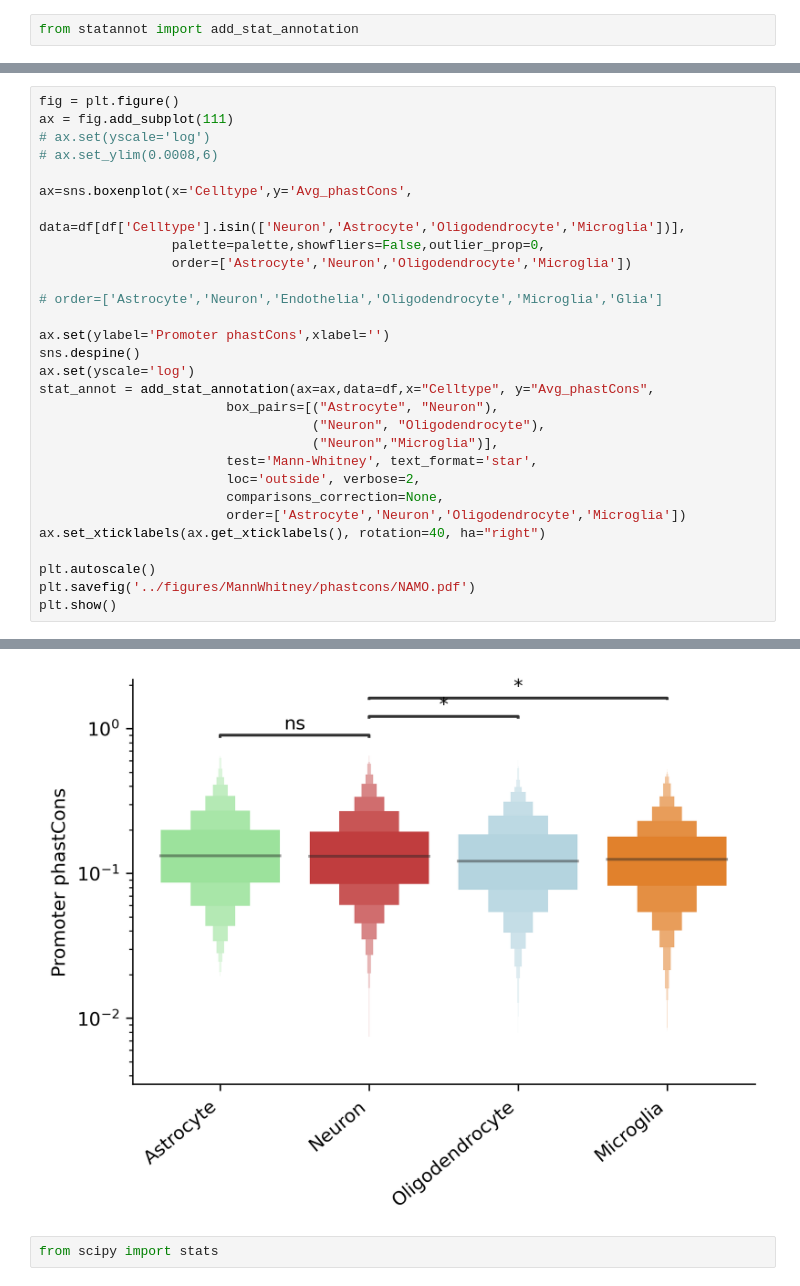
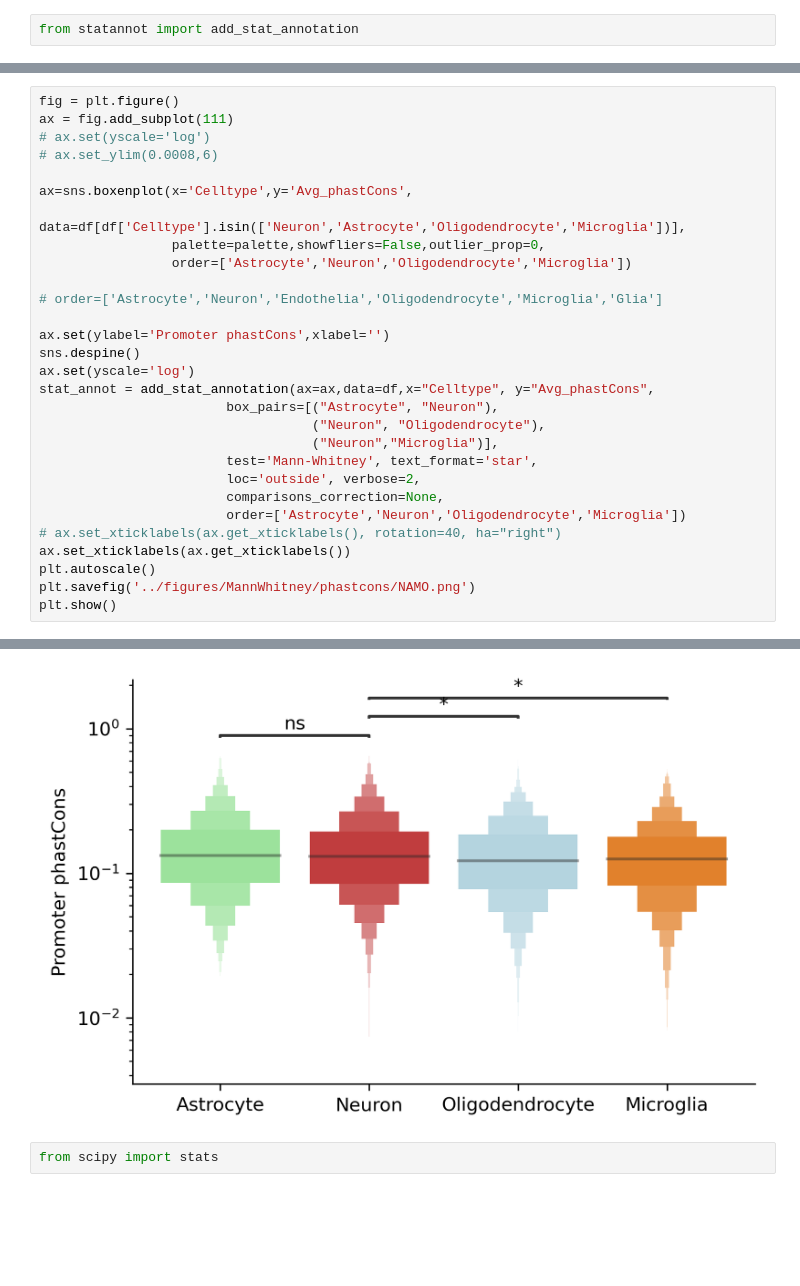
Before and after one commit to VeritatemAmo/neuron-glia-dNdS, a Jupyter notebook: jupyter_notebooks/mouse.phastCons_stats.ipynb, the cells around one changed output, grey strips where cells are left out. Saved outputs shown, nothing was run; the diff lists cells and outputs as text; blank space fills up the shorter version.

Commit message:
remake phastCons figures

```diff
--- a/jupyter_notebooks/mouse.phastCons_stats.ipynb
+++ b/jupyter_notebooks/mouse.phastCons_stats.ipynb
@@ -119,37 +119,37 @@ ax=sns.boxenplot(x='Celltype',y='Avg_phastCons',
                  data=df[df['Celltype'].isin(['Neuron','Astrocyte','Oligodendrocyte','Microglia'])],
                  palette=palette,showfliers=False,outlier_prop=0,
                  order=['Astrocyte','Neuron','Oligodendrocyte','Microglia'])
 
 # order=['Astrocyte','Neuron','Endothelia','Oligodendrocyte','Microglia','Glia']
 
 ax.set(ylabel='Promoter phastCons',xlabel='')
 sns.despine()
 ax.set(yscale='log')
 stat_annot = add_stat_annotation(ax=ax,data=df,x="Celltype", y="Avg_phastCons",
                         box_pairs=[("Astrocyte", "Neuron"),
                                    ("Neuron", "Oligodendrocyte"),
                                    ("Neuron","Microglia")],
                         test='Mann-Whitney', text_format='star',
                         loc='outside', verbose=2,
                         comparisons_correction=None,
                         order=['Astrocyte','Neuron','Oligodendrocyte','Microglia'])
-ax.set_xticklabels(ax.get_xticklabels(), rotation=40, ha="right")
-
+# ax.set_xticklabels(ax.get_xticklabels(), rotation=40, ha="right")
+ax.set_xticklabels(ax.get_xticklabels())
 plt.autoscale()
-plt.savefig('../figures/MannWhitney/phastcons/NAMO.pdf')
+plt.savefig('../figures/MannWhitney/phastcons/NAMO.png')
 plt.show()
 # %% [output]
 p-value annotation legend:
 ns: 5.00e-02 < p <= 1.00e+00
 *: 1.00e-02 < p <= 5.00e-02
 **: 1.00e-03 < p <= 1.00e-02
 ***: 1.00e-04 < p <= 1.00e-03
 ****: p <= 1.00e-04
 
 Astrocyte v.s. Neuron: Mann-Whitney-Wilcoxon test two-sided, P_val=5.240e-01 U_stat=5.380e+05
 Neuron v.s. Oligodendrocyte: Mann-Whitney-Wilcoxon test two-sided, P_val=3.442e-02 U_stat=3.529e+05
 Neuron v.s. Microglia: Mann-Whitney-Wilcoxon test two-sided, P_val=2.158e-02 U_stat=7.225e+05
-[figure, old version]
+[figure, new version]
 # %%
 from scipy import stats
 # %%
```
Also changed, not shown: parts of 1 cell of this notebook, 3 other files.
